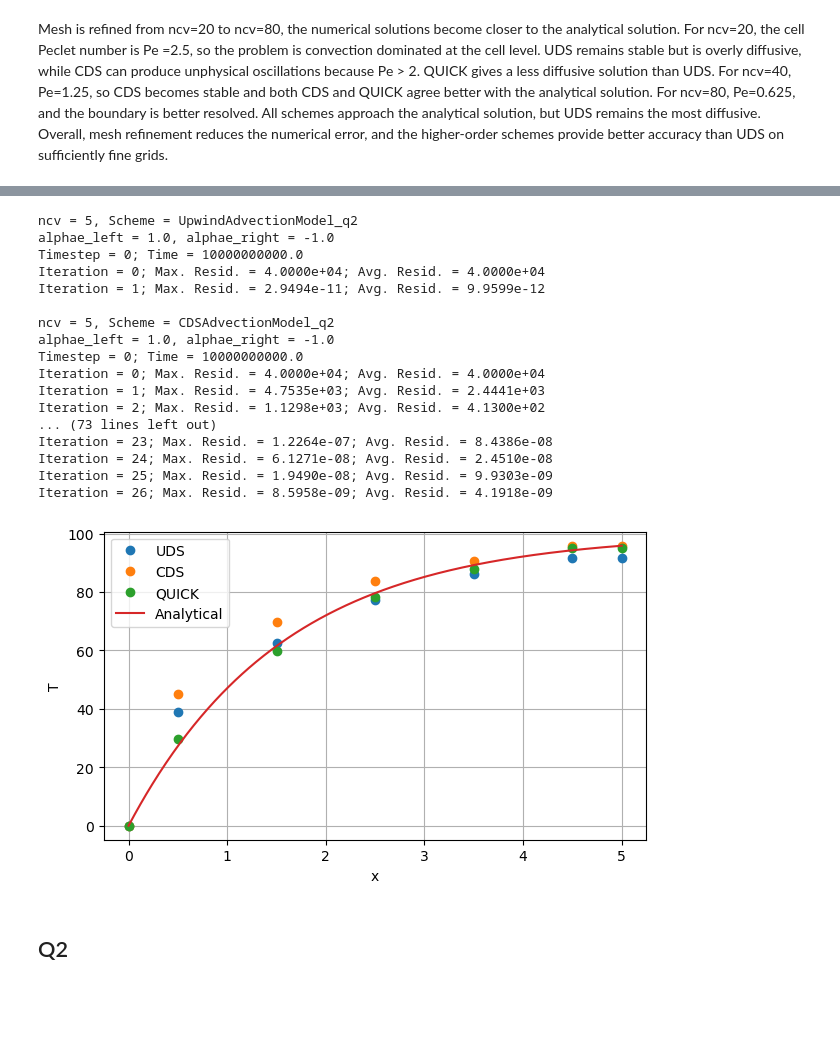
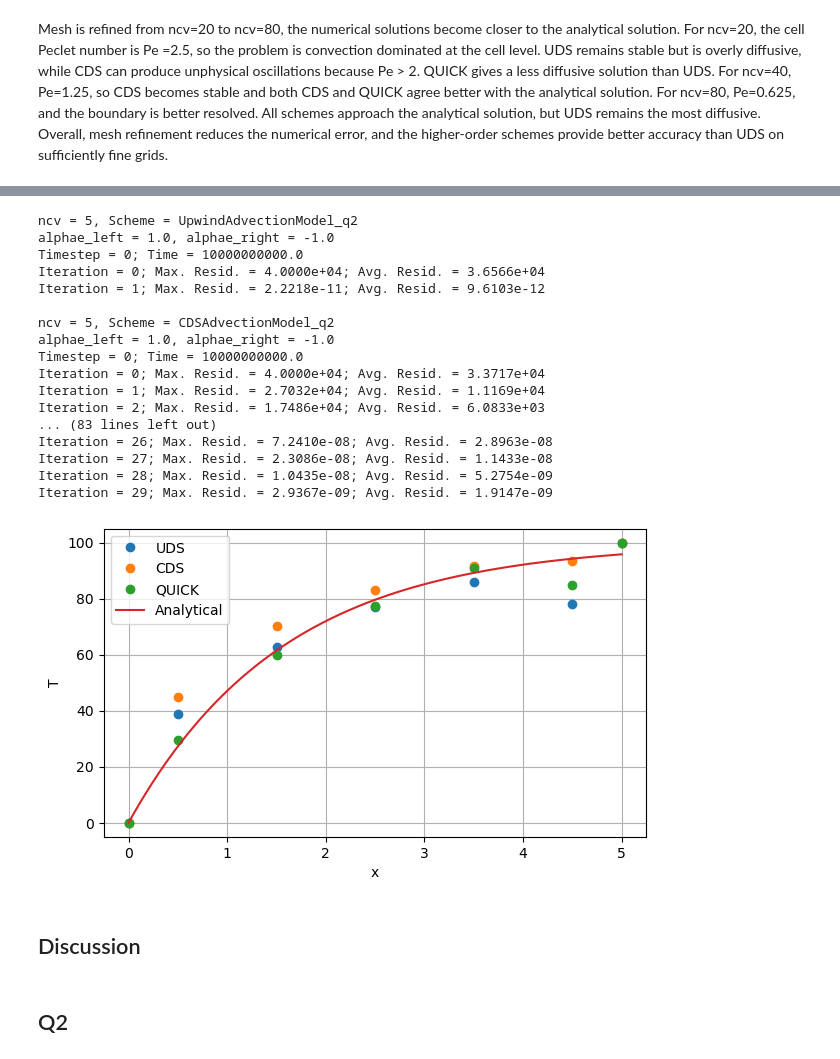
Before and after one commit to Zichen-F/9710_assignments, a Jupyter notebook: Assignment/Assignment3-zfan68.ipynb, the cells around one changed output, grey strips where cells are left out. Cells and saved outputs as stored; diff of their text form; code cells hidden in the pictures; blank space fills up the shorter version.

Commit message:
complete Q2.2 and 3 add robin bc

```diff
--- a/Assignment/Assignment3-zfan68.ipynb
+++ b/Assignment/Assignment3-zfan68.ipynb
@@ -880,7 +880,7 @@ def run_surface_convection_advection_case(
 
     # Boundary conditions
     west_bc = DirichletBc(T, grid, 0.0, BoundaryLocation.WEST)
-    east_bc = NeumannBc(T, grid, 0.0, BoundaryLocation.EAST)
+    east_bc = RobinBc(T, grid, ho, k, To, BoundaryLocation.EAST)
 
     west_bc.apply()
     east_bc.apply()
@@ -971,20 +971,20 @@ for scheme_name, scheme_class in schemes.items():
 ncv = 5, Scheme = UpwindAdvectionModel_q2
 alphae_left = 1.0, alphae_right = -1.0
 Timestep = 0; Time = 10000000000.0
-Iteration = 0; Max. Resid. = 4.0000e+04; Avg. Resid. = 4.0000e+04
-Iteration = 1; Max. Resid. = 2.9494e-11; Avg. Resid. = 9.9599e-12
+Iteration = 0; Max. Resid. = 4.0000e+04; Avg. Resid. = 3.6566e+04
+Iteration = 1; Max. Resid. = 2.2218e-11; Avg. Resid. = 9.6103e-12
 
 ncv = 5, Scheme = CDSAdvectionModel_q2
 alphae_left = 1.0, alphae_right = -1.0
 Timestep = 0; Time = 10000000000.0
-Iteration = 0; Max. Resid. = 4.0000e+04; Avg. Resid. = 4.0000e+04
-Iteration = 1; Max. Resid. = 4.7535e+03; Avg. Resid. = 2.4441e+03
-Iteration = 2; Max. Resid. = 1.1298e+03; Avg. Resid. = 4.1300e+02
-... (73 lines left out)
-Iteration = 23; Max. Resid. = 1.2264e-07; Avg. Resid. = 8.4386e-08
-Iteration = 24; Max. Resid. = 6.1271e-08; Avg. Resid. = 2.4510e-08
-Iteration = 25; Max. Resid. = 1.9490e-08; Avg. Resid. = 9.9303e-09
-Iteration = 26; Max. Resid. = 8.5958e-09; Avg. Resid. = 4.1918e-09
+Iteration = 0; Max. Resid. = 4.0000e+04; Avg. Resid. = 3.3717e+04
+Iteration = 1; Max. Resid. = 2.7032e+04; Avg. Resid. = 1.1169e+04
+Iteration = 2; Max. Resid. = 1.7486e+04; Avg. Resid. = 6.0833e+03
+... (83 lines left out)
+Iteration = 26; Max. Resid. = 7.2410e-08; Avg. Resid. = 2.8963e-08
+Iteration = 27; Max. Resid. = 2.3086e-08; Avg. Resid. = 1.1433e-08
+Iteration = 28; Max. Resid. = 1.0435e-08; Avg. Resid. = 5.2754e-09
+Iteration = 29; Max. Resid. = 2.9367e-09; Avg. Resid. = 1.9147e-09
 # %%
 %matplotlib inline
 import matplotlib.pyplot as plt
@@ -993,40 +993,42 @@ import matplotlib.pyplot as plt
 rho = 1000.0
 cp = 4189.0
 k = 0.59
-
+U0 = 1.5
 
 ho = 10000.0
 To = 100.0
 
 A = 0.01 * 0.01
 P = 2.0 * (0.01 + 0.01)
 mdot = rho * U0 * A
 x_an = np.linspace(0.0, 5, 500)
 T_an =  analytical_T_surface_convection(x_an, To, 0, ho, P, mdot, cp)
 
 plt.figure(figsize=(7, 4))
 
 # Numerical solutions
 for scheme_name in schemes.keys():
     grid = results_5[scheme_name]["grid"]
     T_sol = results_5[scheme_name]["T"]
 
     plt.plot(
         grid.xP,
         T_sol,
         marker="o",
         linestyle="none",
         label=scheme_name
     )
 
 plt.plot(x_an, T_an, "-", label="Analytical")
 
 plt.xlabel("x")
 plt.ylabel("T")
 plt.legend()
 plt.grid(True)
 plt.show()
 # %% [output]
-[figure, old version]
+[figure, new version]
+# %% [markdown]
+## Discussion
 # %% [markdown]
 ## Q2
```
Also changed, not shown: parts of 5 cells of this notebook.
